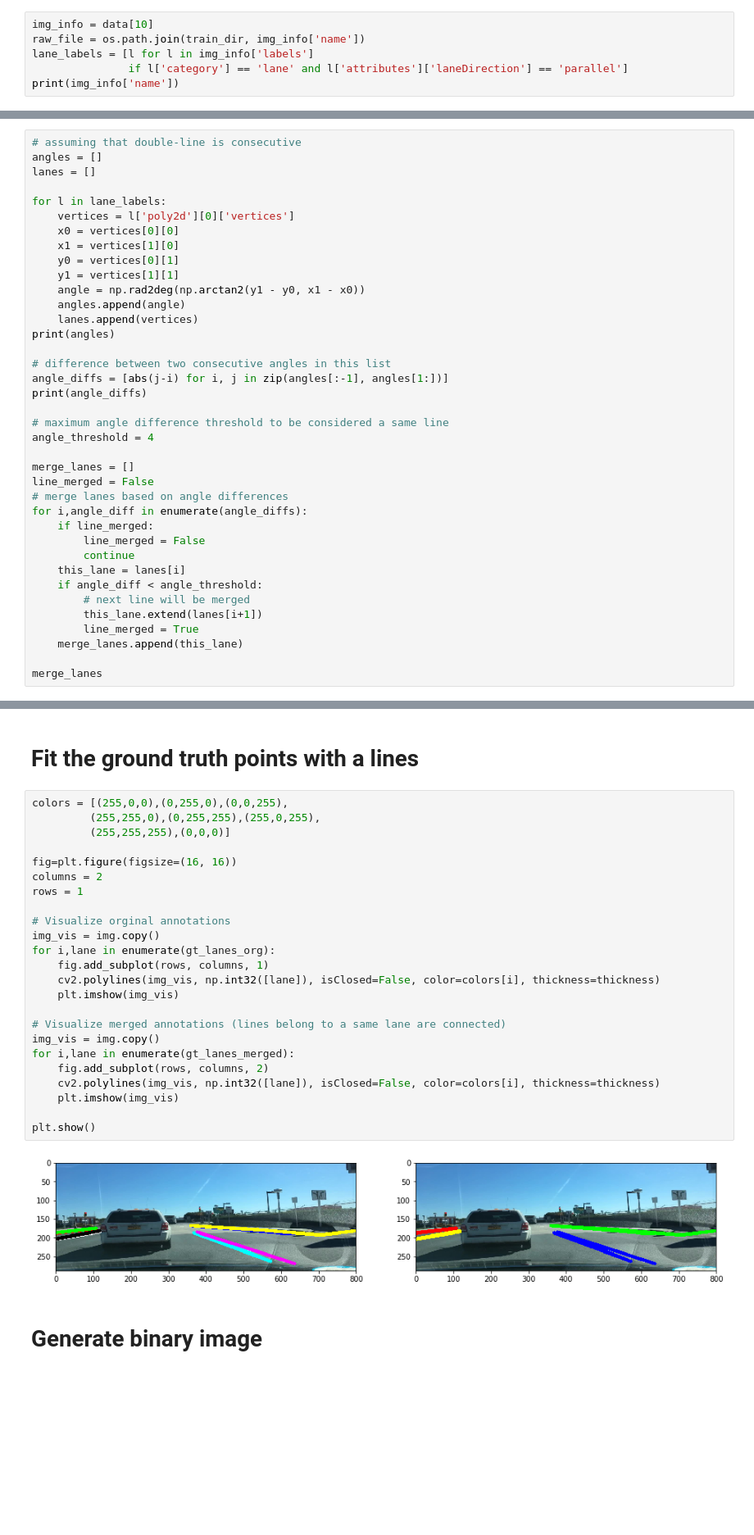
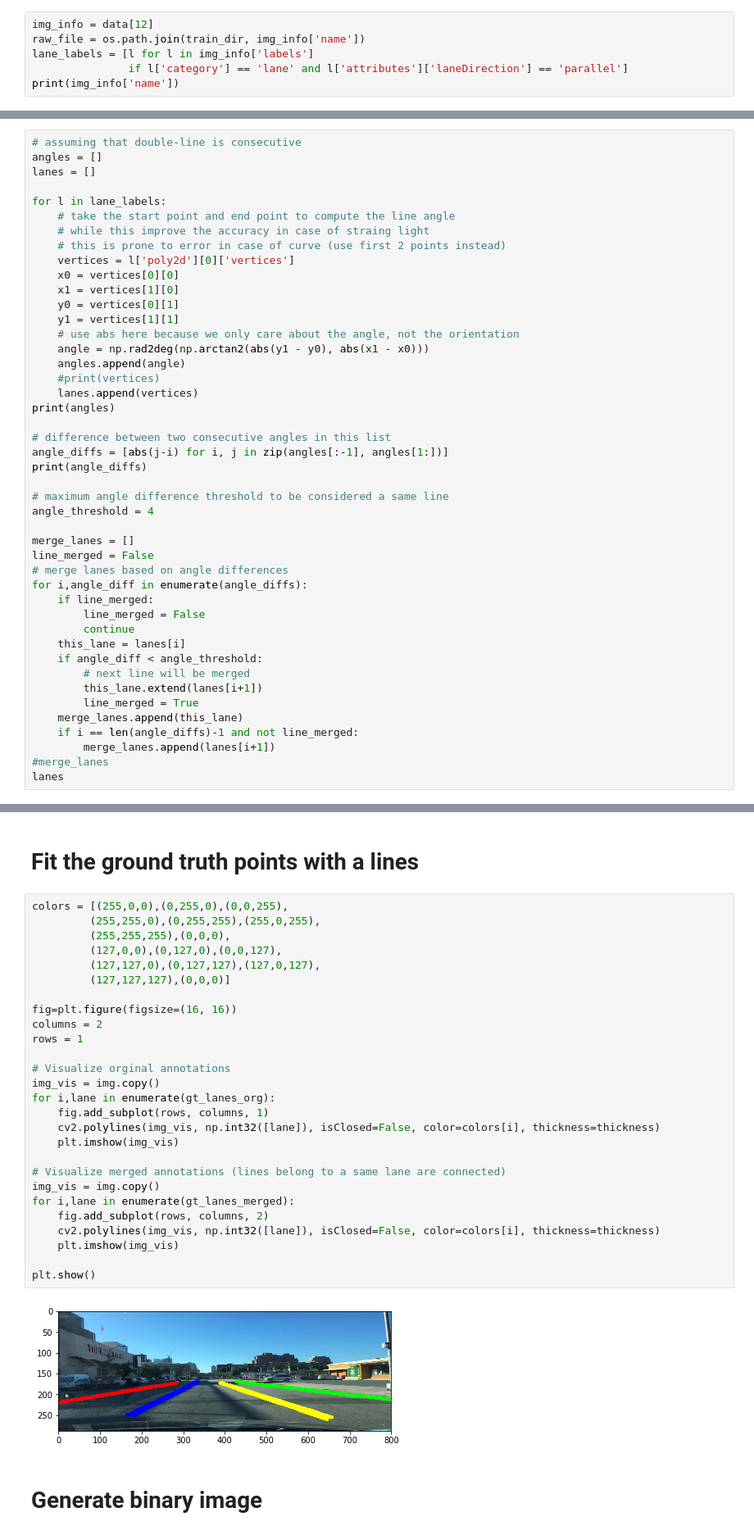
Before and after one commit to WeixinGithubJiang/lanenet, a Jupyter notebook: notebooks/view_groundtruth_bdd.ipynb, the cells around one changed output, grey strips where cells are left out. Shown: that part at 82% size. Drawn from its saved outputs; the diff is of its cells as text; blank space fills up the shorter version.

```diff
--- a/notebooks/view_groundtruth_bdd.ipynb
+++ b/notebooks/view_groundtruth_bdd.ipynb
@@ -23,7 +23,7 @@ thickness = 8
 # %%
 data = json.load(open(label_file))
 # %%
-img_info = data[10]
+img_info = data[12]
 raw_file = os.path.join(train_dir, img_info['name'])
 lane_labels = [l for l in img_info['labels']
                if l['category'] == 'lane' and l['attributes']['laneDirection'] == 'parallel']
@@ -38,13 +38,18 @@ angles = []
 lanes = []
 
 for l in lane_labels:
+    # take the start point and end point to compute the line angle
+    # while this improve the accuracy in case of straing light
+    # this is prone to error in case of curve (use first 2 points instead)
     vertices = l['poly2d'][0]['vertices']
     x0 = vertices[0][0]
     x1 = vertices[1][0]
     y0 = vertices[0][1]
     y1 = vertices[1][1]
-    angle = np.rad2deg(np.arctan2(y1 - y0, x1 - x0))
+    # use abs here because we only care about the angle, not the orientation
+    angle = np.rad2deg(np.arctan2(abs(y1 - y0), abs(x1 - x0)))
     angles.append(angle)
+    #print(vertices)
     lanes.append(vertices)
 print(angles)
 
@@ -68,6 +73,8 @@ for i,angle_diff in enumerate(angle_diffs):
         this_lane.extend(lanes[i+1])
         line_merged = True
     merge_lanes.append(this_lane)
-
-merge_lanes
+    if i == len(angle_diffs)-1 and not line_merged:
+        merge_lanes.append(lanes[i+1])
+#merge_lanes
+lanes
 # %% [output]
@@ -139,29 +142,32 @@ plt.show()
 # %%
 colors = [(255,0,0),(0,255,0),(0,0,255),
          (255,255,0),(0,255,255),(255,0,255),
-         (255,255,255),(0,0,0)]
+         (255,255,255),(0,0,0),
+         (127,0,0),(0,127,0),(0,0,127),
+         (127,127,0),(0,127,127),(127,0,127),
+         (127,127,127),(0,0,0)]
 
 fig=plt.figure(figsize=(16, 16))
 columns = 2
 rows = 1
 
 # Visualize orginal annotations
 img_vis = img.copy()
 for i,lane in enumerate(gt_lanes_org):
     fig.add_subplot(rows, columns, 1)
     cv2.polylines(img_vis, np.int32([lane]), isClosed=False, color=colors[i], thickness=thickness)
     plt.imshow(img_vis)
 
 # Visualize merged annotations (lines belong to a same lane are connected)
 img_vis = img.copy()
 for i,lane in enumerate(gt_lanes_merged):
     fig.add_subplot(rows, columns, 2)
     cv2.polylines(img_vis, np.int32([lane]), isClosed=False, color=colors[i], thickness=thickness)
     plt.imshow(img_vis)
 
 plt.show()
 # %% [output]
-[figure, old version]
+[figure, new version]
 # %% [markdown]
 # Generate binary image
 # %%
```
Also changed, not shown: parts of 6 cells of this notebook, 10 other files.
